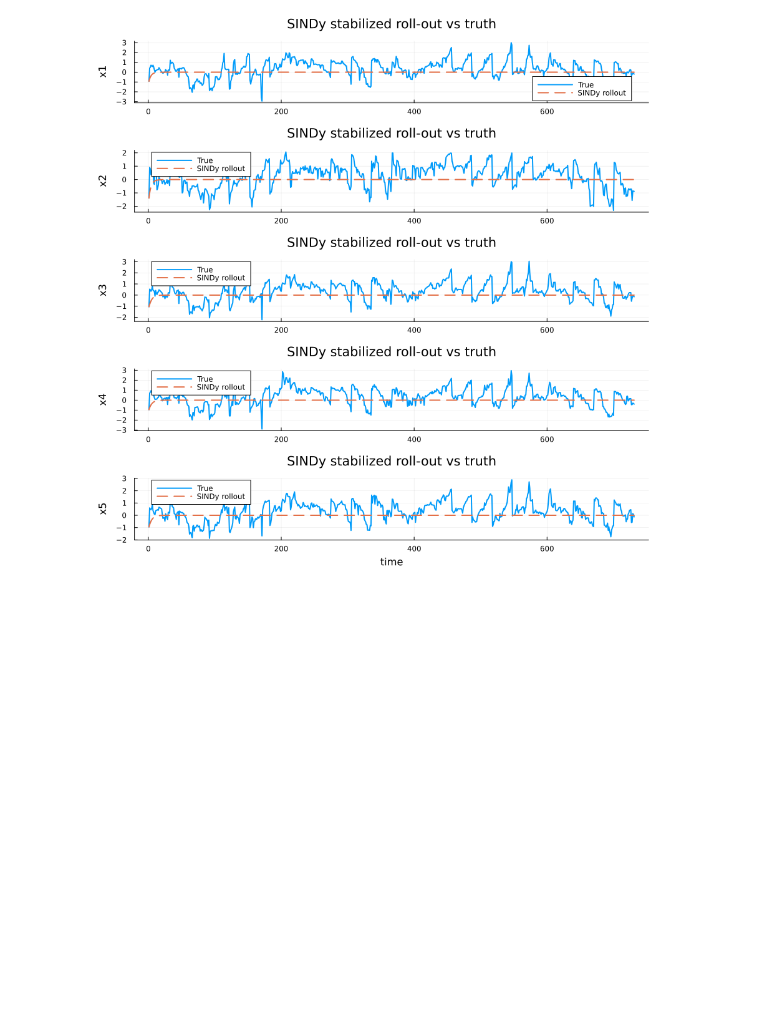
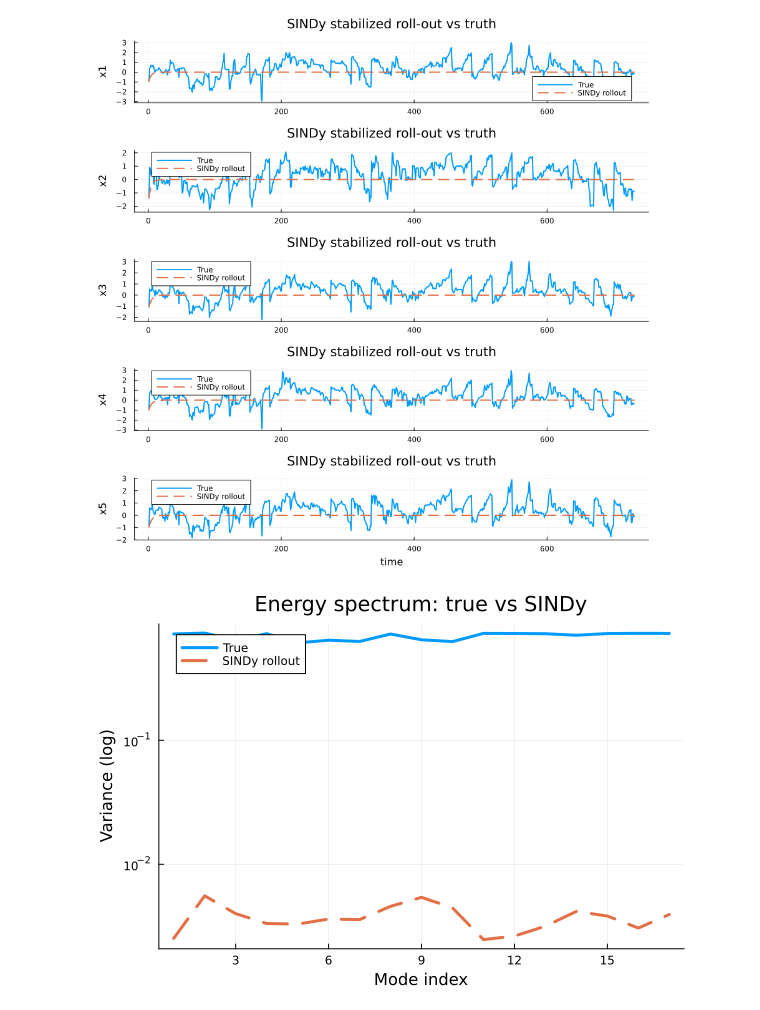
Before and after one commit to mkkuu/EnglishChannelSSTSciML, a Jupyter notebook: notebooks/sciML/21SINDy.ipynb, the cells around one changed output. Cells and saved outputs as stored; diff of their text form; code cells hidden in the pictures; blank space fills up the shorter version.

```diff
--- a/notebooks/sciML/21SINDy.ipynb
+++ b/notebooks/sciML/21SINDy.ipynb
@@ -484,3 +484,29 @@ plot!(p, title="SINDy stabilized roll-out vs truth")
 display(p)
 # %% [output]
 [figure]
+# %%
+#3rd plot
+energyTrue = var(ZTestN; dims=2)[:]
+energySindy = var(ZRollout; dims=2)[:]
+
+p = plot(
+    energyTrue,
+    label="True",
+    lw=3,
+    yscale=:log10
+)
+
+plot!(
+    p,
+    energySindy,
+    label="SINDy rollout",
+    lw=3,
+    ls=:dash
+)
+
+xlabel!("Mode index")
+ylabel!("Variance (log)")
+title!("Energy spectrum: true vs SINDy")
+display(p)
+# %% [output]
+[figure, added]
```
Also changed, not shown: parts of 1 cell of this notebook, 2 other files.
